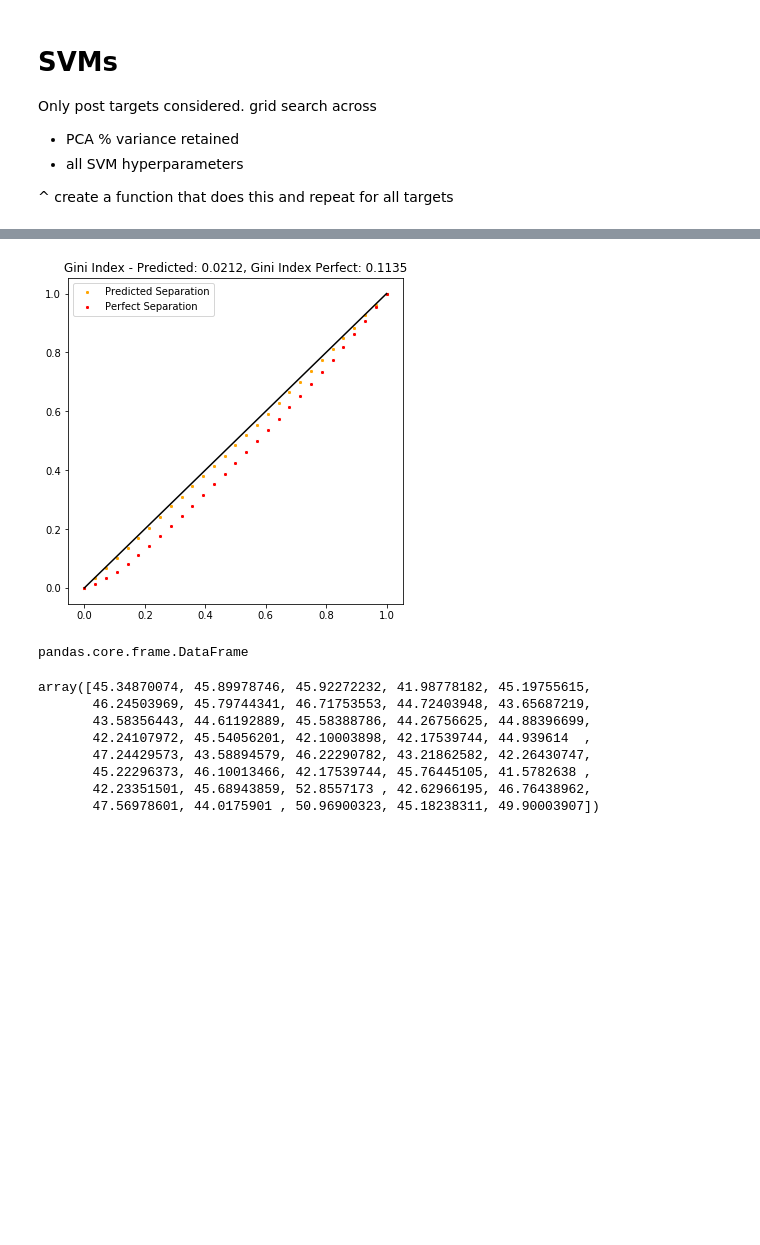
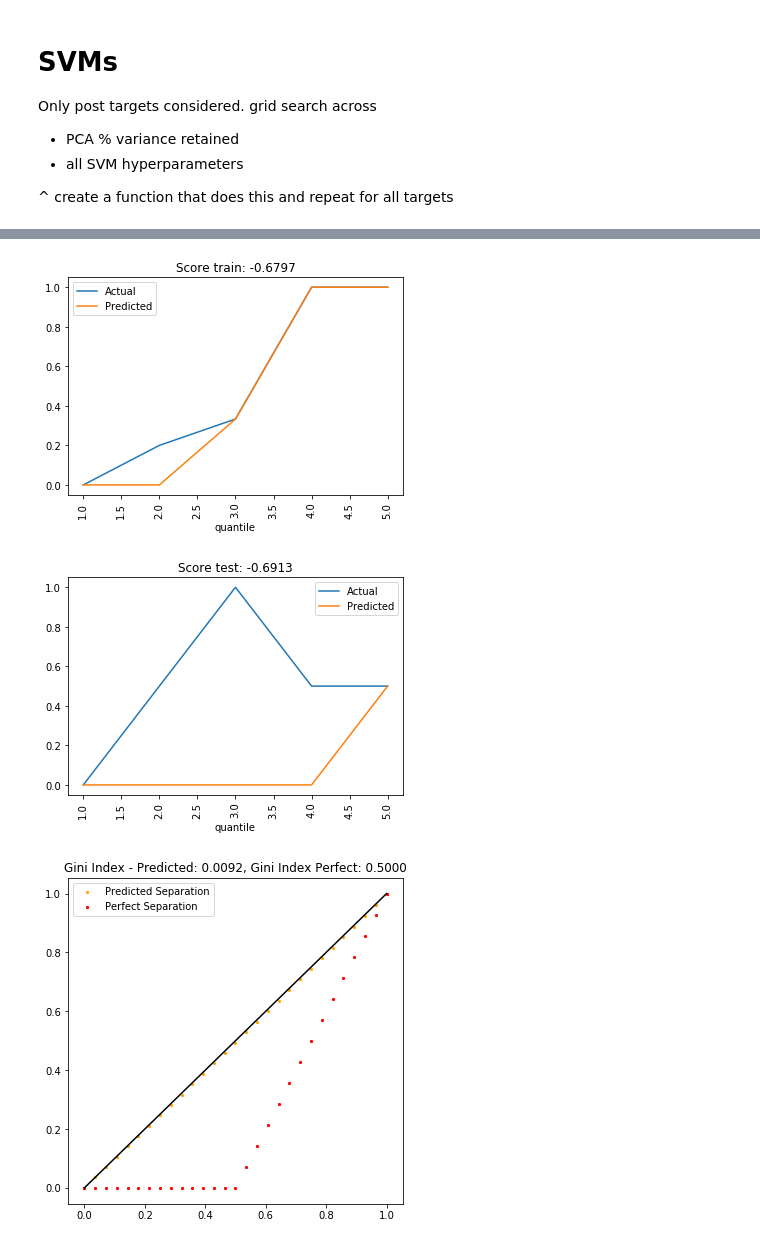
Before and after one commit to AndrewLSyd/COMP9417_major_project-1, a Jupyter notebook: 04_SVM.ipynb, the cells around one changed output, grey strips where cells are left out. Saved outputs shown, nothing was run; the diff lists cells and outputs as text; code cells hidden in the pictures; blank space fills up the shorter version.

Commit message:
SVM draft results

```diff
--- a/04_SVM.ipynb
+++ b/04_SVM.ipynb
@@ -389,24 +363,8 @@ pd.DataFrame(svr_gs_flour_post.cv_results_).head()
-# %%
-target = "flourishing_scale_imp_post"
-target_not_null = np.logical_not(y_train.loc[:, target].isnull())
-y_pred = svr_gs_flour_post.predict(X_train[target_not_null])
-y_actual = y_train[target_not_null].loc[:, target]
-# %%
-helper.lorenz_curve(y_actual, y_pred)
-# %% [output]
-[figure, removed]
-# %%
-type(X_train)
-# %% [output]
-pandas.core.frame.DataFrame
-# %%
-svr_gs_flour_post.best_estimator_.predict(X_train)
-# %% [output]
-array([45.34870074, 45.89978746, 45.92272232, 41.98778182, 45.19755615,
-       46.24503969, 45.79744341, 46.71753553, 44.72403948, 43.65687219,
-       43.58356443, 44.61192889, 45.58388786, 44.26756625, 44.88396699,
-       42.24107972, 45.54056201, 42.10003898, 42.17539744, 44.939614  ,
-       47.24429573, 43.58894579, 46.22290782, 43.21862582, 42.26430747,
-       45.22296373, 46.10013466, 42.17539744, 45.76445105, 41.5782638 ,
-       42.23351501, 45.68943859, 52.8557173 , 42.62966195, 46.76438962,
-       47.56978601, 44.0175901 , 50.96900323, 45.18238311, 49.90003907])
+# %%
+# load pickled models
+flourishing_scale_imp_class_post = pickle.load(open('results/SVM/flourishing_scale_imp_class_post.sklearnmodel', 'rb'))
+flourishing_scale_imp_post = pickle.load(open('results/SVM/flourishing_scale_imp_post.sklearnmodel', 'rb'))
+panas_pos_imp_class_post = pickle.load(open('results/SVM/panas_pos_imp_class_post.sklearnmodel', 'rb'))
+panas_pos_imp_post = pickle.load(open('results/SVM/panas_pos_imp_post.sklearnmodel', 'rb'))
+panas_neg_imp_class_post = pickle.load(open('results/SVM/panas_neg_imp_class_post.sklearnmodel', 'rb'))
+panas_neg_imp_post = pickle.load(open('results/SVM/panas_neg_imp_post.sklearnmodel', 'rb'))
@@ -412,0 +431,9 @@ array([45.34870074, 45.89978746, 45.92272232, 41.98778182, 45.19755615,
+# %%
+OUTPATH_RESULTS = "results/SVM/"
+COLS_KEEP = ['rank_test_score', 'mean_test_score', 'std_test_score', 'param_pca__n_components', 'param_imputer__strategy',
+       'param_df_selector__attribute_names', 'param_SVM__kernel', 'param_SVM__gamma', 'param_SVM__degree', 'param_SVM__C']
+output_results_diagnostics(flourishing_scale_imp_class_post, "flourishing_scale_imp_class_post", X_train, y_train, X_test, y_test, quantiles=5, classifier=True)
+# %% [output]
+[figure, added]
+[figure, added]
+[figure, added]
```
Also changed, not shown: parts of 17 cells of this notebook, 50 other files.
